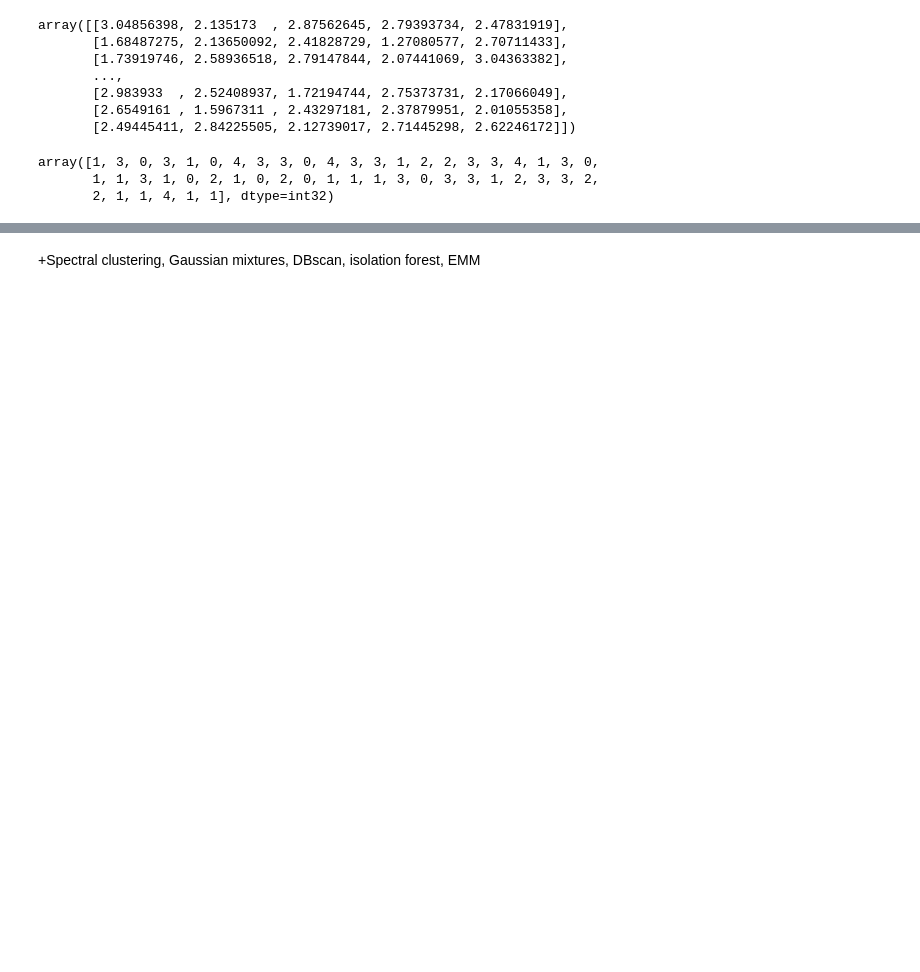
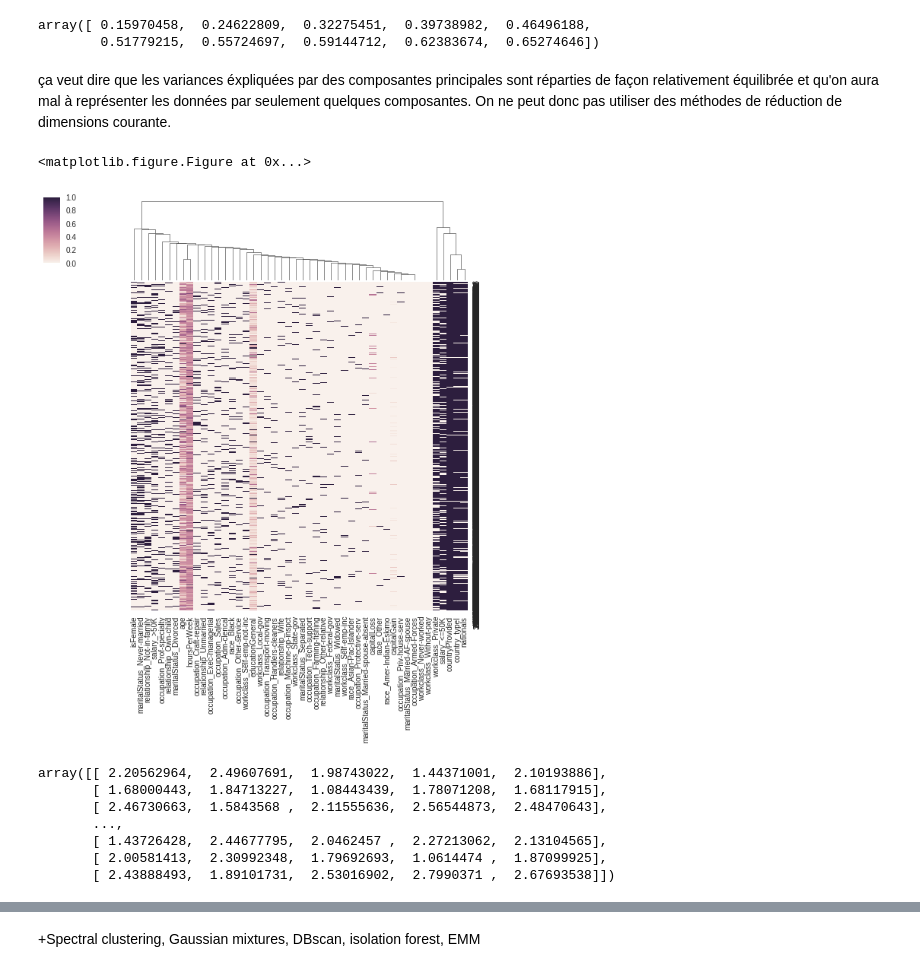
Before and after one commit to Alsaxian/salaryDiscovery, a Jupyter notebook: Clustering.ipynb, the cells around one changed output, grey strips where cells are left out. Cells and saved outputs as stored; diff of their text form; code cells hidden in the pictures; blank space fills up the shorter version.

Commit message:
clustering presque fini

```diff
--- a/Clustering.ipynb
+++ b/Clustering.ipynb
@@ -24,0 +1,35 @@ df_num.iloc[:, :-1].head()
+# %%
+import pandas as pd
+import numpy as np
+import seaborn as sns
+sns.set(color_codes=True)
+import matplotlib.pyplot as plt
+%matplotlib inline
+from pylab import get_cmap
+from time import time
+
+from sklearn.decomposition import PCA, IncrementalPCA
+from sklearn.cluster import KMeans, AgglomerativeClustering, DBSCAN, AffinityPropagation, \
+    SpectralClustering, MeanShift
+from sklearn import metrics
+
+import dill as pickle
+
+tsne = pickle.load(open("tSNE", "rb"))
+df_tsne_2d = tsne.embedding_
+drawData = pickle.load(open("drawData", "rb"))
+# %%
+complete_preprocessed = pd.read_pickle("preprocessed")
+complete_preprocessed.head()
+complete = pd.read_pickle("complete")
+# %%
+ipca = IncrementalPCA(n_components=10, batch_size=30)
+df_pca = ipca.fit_transform(complete_preprocessed)
+ipca.explained_variance_ratio_.cumsum()
+# %% [output]
+array([ 0.15970458,  0.24622809,  0.32275451,  0.39738982,  0.46496188,
+        0.51779215,  0.55724697,  0.59144712,  0.62383674,  0.65274646])
+# %% [markdown]
+ça veut dire que les variances éxpliquées par des composantes principales sont réparties de façon relativement équilibrée et qu'on aura mal à représenter les données par seulement quelques composantes. On ne peut donc pas utiliser des méthodes de réduction de dimensions courante.
+# %%
+df_sampled = complete_preprocessed.sample(2000)
@@ -25,18 +39,19 @@ df_num.iloc[:, :-1].head()
+# %%
+plt.figure()
+sns.clustermap(df_sampled, row_cluster = True)
+plt.show()
+# %% [output]
+<matplotlib.figure.Figure at 0x...>
+[figure, added]
 # %%
-from sklearn.cluster import KMeans
+
 kmeans = KMeans(n_clusters = 5)
-kmeans.fit_transform(df_num.iloc[:, :-2])
+kmeans.fit_transform(complete_preprocessed)
 # %% [output]
-array([[3.04856398, 2.135173  , 2.87562645, 2.79393734, 2.47831919],
-       [1.68487275, 2.13650092, 2.41828729, 1.27080577, 2.70711433],
-       [1.73919746, 2.58936518, 2.79147844, 2.07441069, 3.04363382],
+array([[ 2.20562964,  2.49607691,  1.98743022,  1.44371001,  2.10193886],
+       [ 1.68000443,  1.84713227,  1.08443439,  1.78071208,  1.68117915],
+       [ 2.46730663,  1.5843568 ,  2.11555636,  2.56544873,  2.48470643],
        ...,
-       [2.983933  , 2.52408937, 1.72194744, 2.75373731, 2.17066049],
-       [2.6549161 , 1.5967311 , 2.43297181, 2.37879951, 2.01055358],
-       [2.49445411, 2.84225505, 2.12739017, 2.71445298, 2.62246172]])
+       [ 1.43726428,  2.44677795,  2.0462457 ,  2.27213062,  2.13104565],
+       [ 2.00581413,  2.30992348,  1.79692693,  1.0614474 ,  1.87099925],
+       [ 2.43888493,  1.89101731,  2.53016902,  2.7990371 ,  2.67693538]])
-# %%
-kmeans.labels_[:50]
-# %% [output]
-array([1, 3, 0, 3, 1, 0, 4, 3, 3, 0, 4, 3, 3, 1, 2, 2, 3, 3, 4, 1, 3, 0,
-       1, 1, 3, 1, 0, 2, 1, 0, 2, 0, 1, 1, 1, 3, 0, 3, 3, 1, 2, 3, 3, 2,
-       2, 1, 1, 4, 1, 1], dtype=int32)
```
Also changed, not shown: parts of 13 cells of this notebook, 6 other files.
